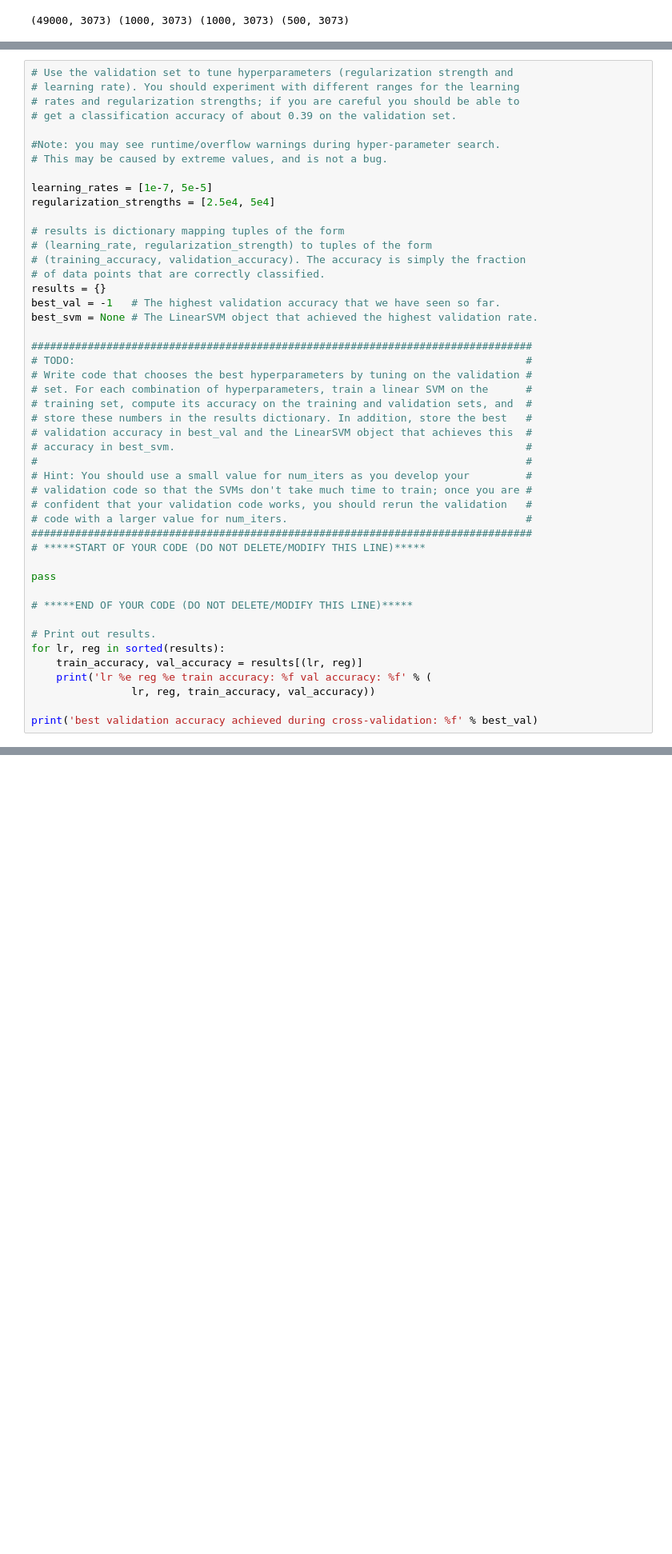
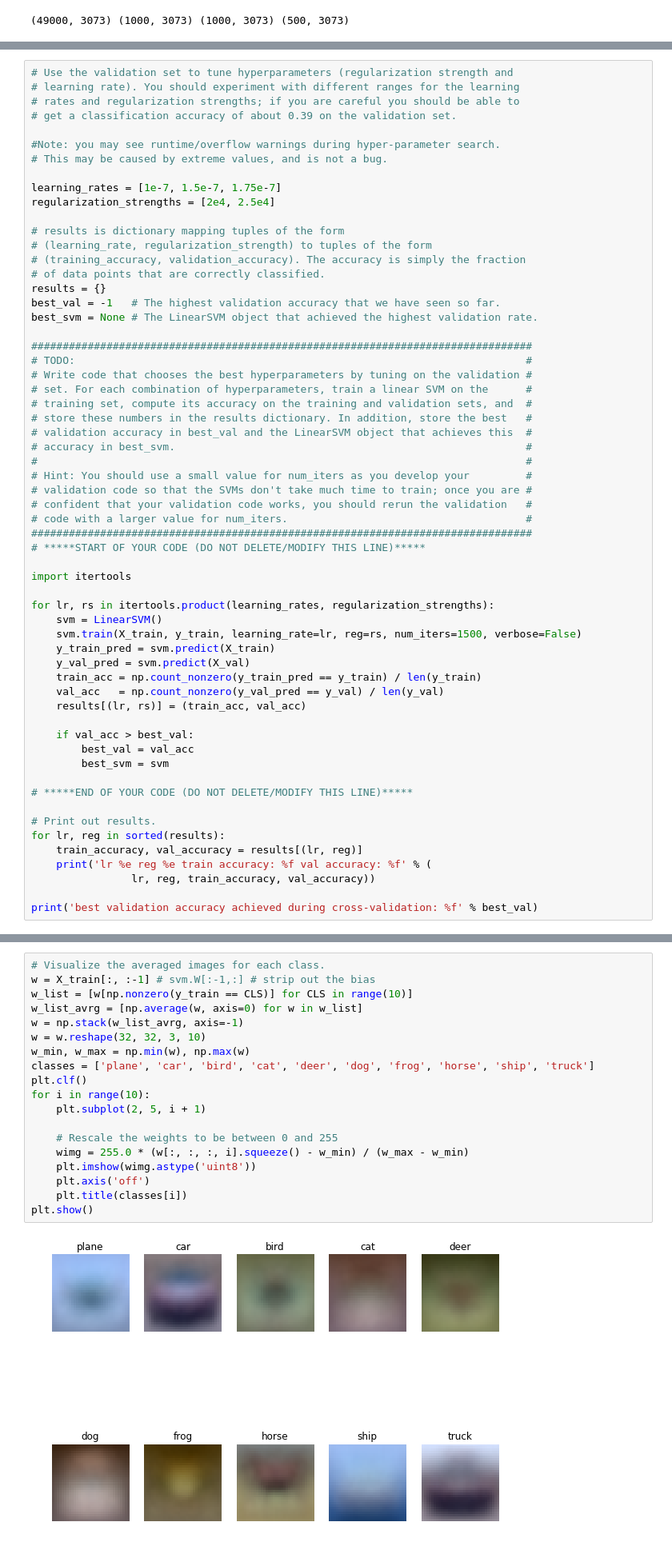
Before and after one commit to voddan/CS231n, a Jupyter notebook: assignments2019/assignment1/svm.ipynb, the cells around one changed output, grey strips where cells are left out. Shown at 80% size. Cells and saved outputs as stored; diff of their text form; blank space fills up the shorter version.

```diff
--- a/assignments2019/assignment1/svm.ipynb
+++ b/assignments2019/assignment1/svm.ipynb
@@ -334,8 +363,8 @@ print('validation accuracy: %f' % (np.mean(y_val == y_val_pred), ))
 #Note: you may see runtime/overflow warnings during hyper-parameter search.
 # This may be caused by extreme values, and is not a bug.
 
-learning_rates = [1e-7, 5e-5]
-regularization_strengths = [2.5e4, 5e4]
+learning_rates = [1e-7, 1.5e-7, 1.75e-7]
+regularization_strengths = [2e4, 2.5e4]
 
 # results is dictionary mapping tuples of the form
 # (learning_rate, regularization_strength) to tuples of the form
@@ -361,7 +390,20 @@ best_svm = None # The LinearSVM object that achieved the highest validation rate
 ################################################################################
 # *****START OF YOUR CODE (DO NOT DELETE/MODIFY THIS LINE)*****
 
-pass
+import itertools
+
+for lr, rs in itertools.product(learning_rates, regularization_strengths):
+    svm = LinearSVM()
+    svm.train(X_train, y_train, learning_rate=lr, reg=rs, num_iters=1500, verbose=False)
+    y_train_pred = svm.predict(X_train)
+    y_val_pred = svm.predict(X_val)
+    train_acc = np.count_nonzero(y_train_pred == y_train) / len(y_train)
+    val_acc   = np.count_nonzero(y_val_pred == y_val) / len(y_val)
+    results[(lr, rs)] = (train_acc, val_acc)
+
+    if val_acc > best_val:
+        best_val = val_acc
+        best_svm = svm
 
 # *****END OF YOUR CODE (DO NOT DELETE/MODIFY THIS LINE)*****
 
@@ -421,3 +481,24 @@ for i in range(10):
+# %%
+# Visualize the averaged images for each class.
+w = X_train[:, :-1] # svm.W[:-1,:] # strip out the bias
+w_list = [w[np.nonzero(y_train == CLS)] for CLS in range(10)]
+w_list_avrg = [np.average(w, axis=0) for w in w_list]
+w = np.stack(w_list_avrg, axis=-1)
+w = w.reshape(32, 32, 3, 10)
+w_min, w_max = np.min(w), np.max(w)
+classes = ['plane', 'car', 'bird', 'cat', 'deer', 'dog', 'frog', 'horse', 'ship', 'truck']
+plt.clf()
+for i in range(10):
+    plt.subplot(2, 5, i + 1)
+
+    # Rescale the weights to be between 0 and 255
+    wimg = 255.0 * (w[:, :, :, i].squeeze() - w_min) / (w_max - w_min)
+    plt.imshow(wimg.astype('uint8'))
+    plt.axis('off')
+    plt.title(classes[i])
+plt.show()
+# %% [output]
+[figure, added]
 # %% [markdown]
 **Inline question 2**
 
```
Also changed, not shown: parts of 15 cells of this notebook, 1 other file.
